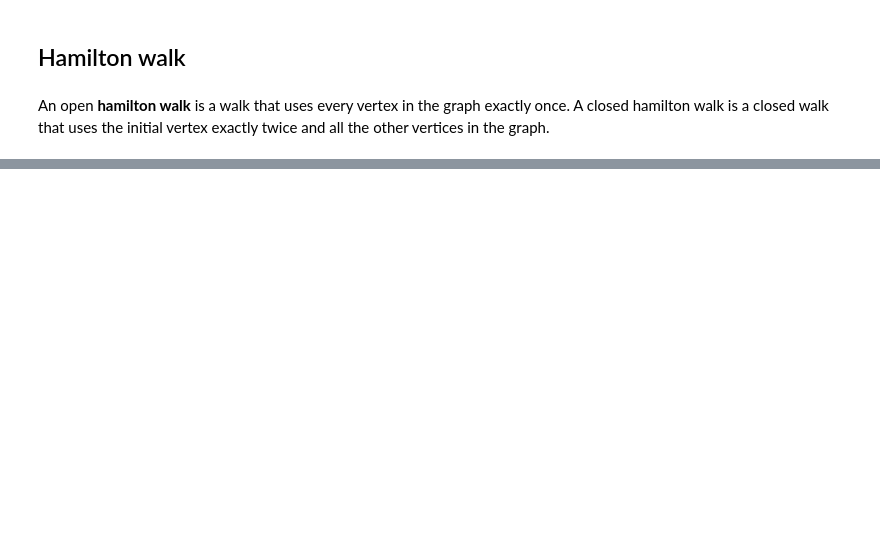
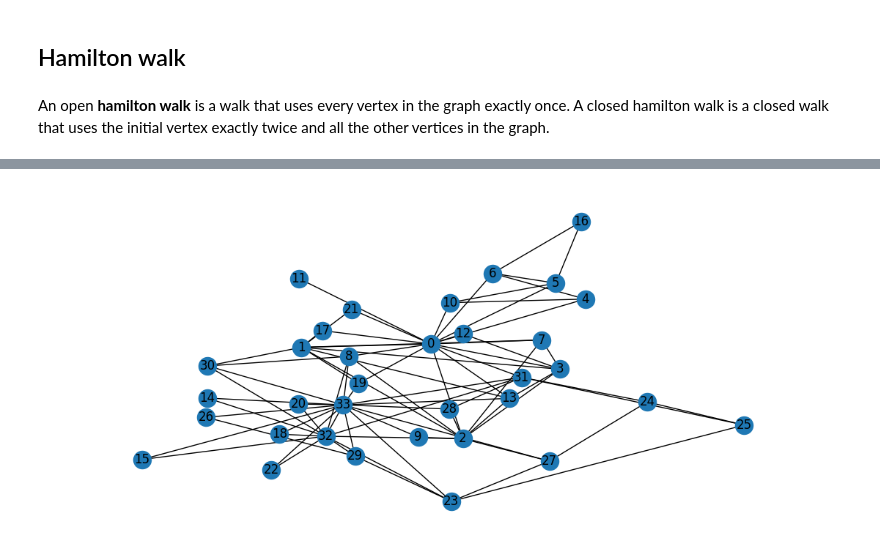
Before and after one commit to deva-k/devabook, a Jupyter notebook: book/graphs/graphs.ipynb, the cells around one changed output, grey strips where cells are left out. Drawn from its saved outputs; the diff is of its cells as text; code cells hidden in the pictures; blank space fills up the shorter version.

```diff
--- a/book/graphs/graphs.ipynb
+++ b/book/graphs/graphs.ipynb
@@ -489,0 +559,5 @@ Hamiltonian walk:  [['A', 'B', 'C', 'E', 'F', 'D']]
+# %%
+pos = nx.kamada_kawai_layout(g)
+nx.draw_networkx(g, pos=pos)
+# %% [output]
+[figure, added]
```
Also changed, not shown: parts of 42 cells of this notebook, 1 other file.
